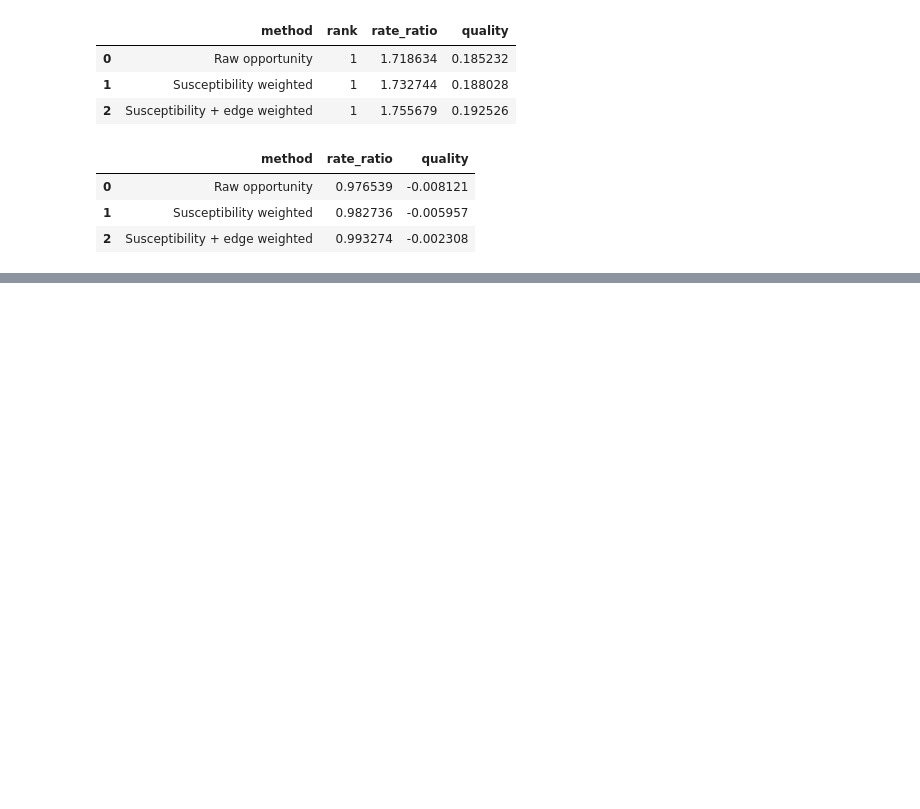
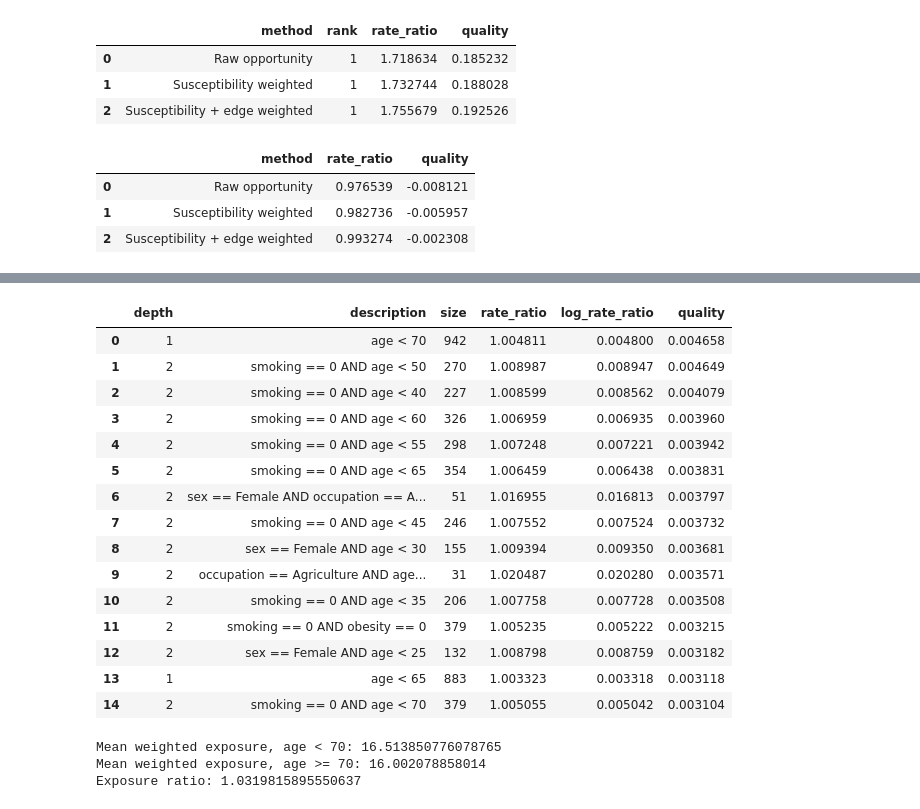
Before and after one commit to kustersjarl/sir-graph-emm, a Jupyter notebook: notebooks/simulation_test.ipynb, the cells around one changed output, grey strips where cells are left out. Cells and saved outputs as stored; diff of their text form; code cells hidden in the pictures; blank space fills up the shorter version.

```diff
--- a/notebooks/simulation_test.ipynb
+++ b/notebooks/simulation_test.ipynb
@@ -5965,0 +6750,75 @@ display(
+# %%
+display(
+    model_a_control_results[
+        [
+            "depth",
+            "description",
+            "size",
+            "rate_ratio",
+            "log_rate_ratio",
+            "quality",
+        ]
+    ].head(15)
+)
+# %% [output]
+|  | depth | description | size | rate_ratio | log_rate_ratio | quality |
+| 0 | 1 | age < 70 | 942 | 1.004811 | 0.004800 | 0.004658 |
+| 1 | 2 | smoking == 0 AND age < 50 | 270 | 1.008987 | 0.008947 | 0.004649 |
+| 2 | 2 | smoking == 0 AND age < 40 | 227 | 1.008599 | 0.008562 | 0.004079 |
+| 3 | 2 | smoking == 0 AND age < 60 | 326 | 1.006959 | 0.006935 | 0.003960 |
+| 4 | 2 | smoking == 0 AND age < 55 | 298 | 1.007248 | 0.007221 | 0.003942 |
+| 5 | 2 | smoking == 0 AND age < 65 | 354 | 1.006459 | 0.006438 | 0.003831 |
+| 6 | 2 | sex == Female AND occupation == A... | 51 | 1.016955 | 0.016813 | 0.003797 |
+| 7 | 2 | smoking == 0 AND age < 45 | 246 | 1.007552 | 0.007524 | 0.003732 |
+| 8 | 2 | sex == Female AND age < 30 | 155 | 1.009394 | 0.009350 | 0.003681 |
+| 9 | 2 | occupation == Agriculture AND age... | 31 | 1.020487 | 0.020280 | 0.003571 |
+| 10 | 2 | smoking == 0 AND age < 35 | 206 | 1.007758 | 0.007728 | 0.003508 |
+| 11 | 2 | smoking == 0 AND obesity == 0 | 379 | 1.005235 | 0.005222 | 0.003215 |
+| 12 | 2 | sex == Female AND age < 25 | 132 | 1.008798 | 0.008759 | 0.003182 |
+| 13 | 1 | age < 65 | 883 | 1.003323 | 0.003318 | 0.003118 |
+| 14 | 2 | smoking == 0 AND age < 70 | 379 | 1.005055 | 0.005042 | 0.003104 |
+# %%
+age_under_70 = (
+    people["age"] < 70
+).to_numpy()
+
+obs_group = age_under_70[
+    model_a_control_obs.node_index
+]
+
+weighted_total_exposure = (
+    model_a_control_obs
+    .weighted_escape_exposure
+    +
+    model_a_control_obs
+    .weighted_infection_exposure
+)
+
+print(
+    "Mean weighted exposure, age < 70:",
+    weighted_total_exposure[
+        obs_group
+    ].mean(),
+)
+
+print(
+    "Mean weighted exposure, age >= 70:",
+    weighted_total_exposure[
+        ~obs_group
+    ].mean(),
+)
+
+print(
+    "Exposure ratio:",
+    weighted_total_exposure[
+        obs_group
+    ].mean()
+    /
+    weighted_total_exposure[
+        ~obs_group
+    ].mean(),
+)
+# %% [output]
+Mean weighted exposure, age < 70: 16.513850776078765
+Mean weighted exposure, age >= 70: 16.002078858014
+Exposure ratio: 1.0319815895550637
```
Also changed, not shown: parts of 21 cells of this notebook, 4 other files.
